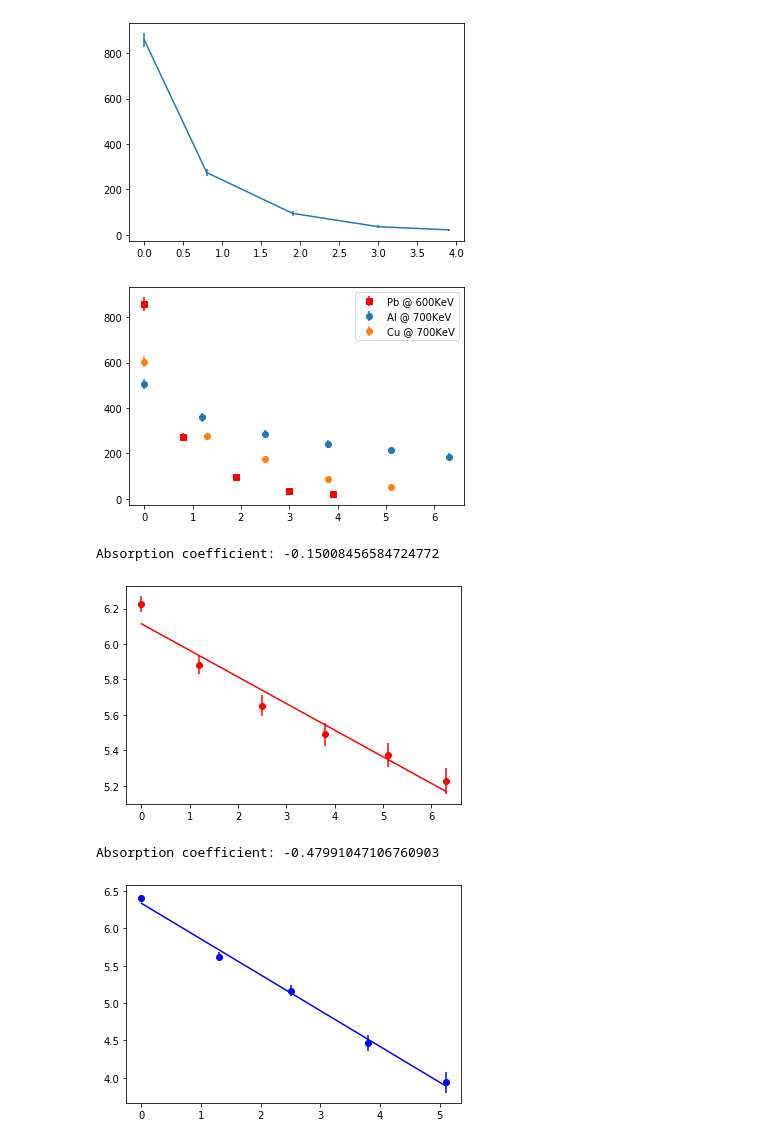
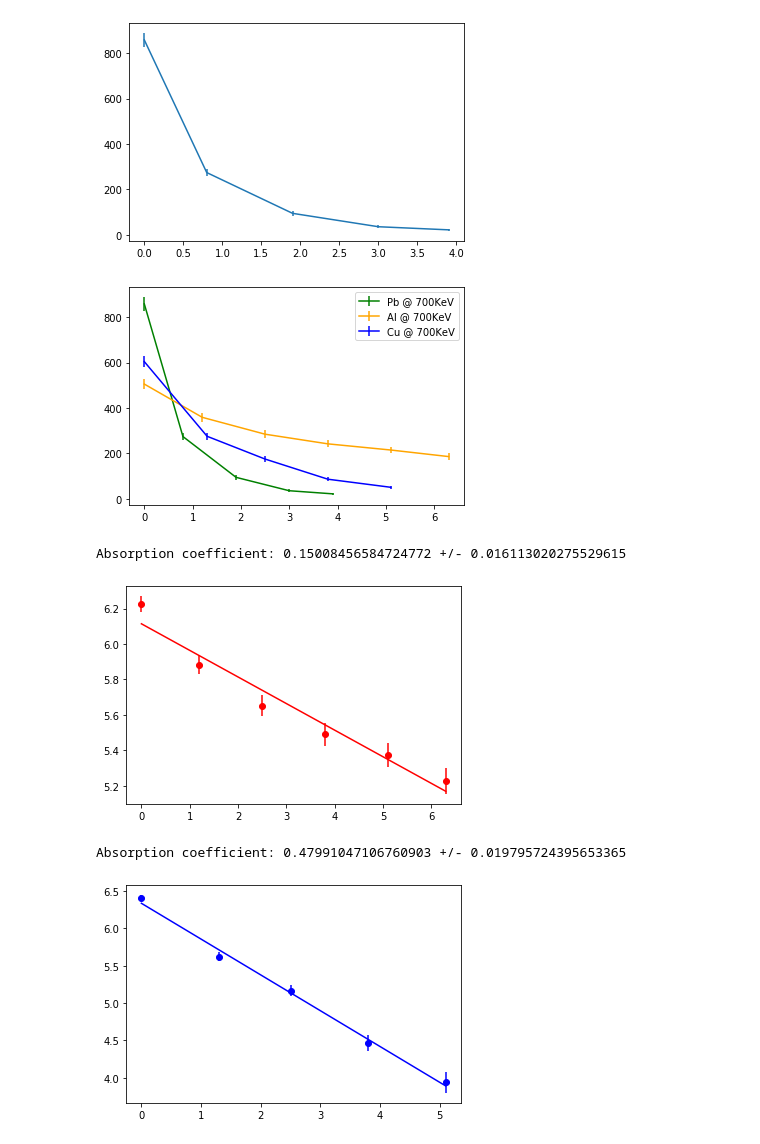
Before and after one commit to jdkochian/3310, a Jupyter notebook: res.ipynb, the cells around one changed output. Cells and saved outputs as stored; diff of their text form; code cells hidden in the pictures.

```diff
--- a/res.ipynb
+++ b/res.ipynb
@@ -168,27 +169,27 @@ plt.show()
 # %%
 Alx = [0, 1.2, 2.5, 3.8, 5.1, 6.3]
 Cux = [0, 1.3, 2.5, 3.8, 5.1]
 
 # Pb_prop_uncert = [i/j for (i, j) in zip(Pb_err, Pby)]
 
 
 
-plt.errorbar(Pbx, Pby, yerr = Pb_err, label = 'Pb @ 600KeV', fmt = "rs")
+plt.errorbar(Pbx, Pby, yerr = Pb_err,  label = 'Pb @ 700KeV', fmt = "g")
 # plt.errorbar(Pbx, list(map(lambda x: np.log(x), Pby)), yerr = Pb_prop_uncert, fmt = "ro")
-plt.errorbar(Alx, Aly, yerr = Al_err, label = 'Al @ 700KeV', fmt = "o")
-plt.errorbar(Cux, Cuy, yerr = Cu_err, label = 'Cu @ 700KeV', fmt = "o")
+plt.errorbar(Alx, Aly, yerr = Al_err, label = 'Al @ 700KeV', fmt = "orange")
+plt.errorbar(Cux, Cuy, yerr = Cu_err, label = 'Cu @ 700KeV', fmt = "b")
 plt.legend()
 plt.show()
 # %% [output]
-[figure, old version]
+[figure, new version]
 # %%
-Alµ = plot_exp_fit(Alx, Aly, Al_err, 'r')
+Alµ, Alb = plot_exp_fit(Alx, Aly, Al_err, 'r')
 # %% [output]
-Absorption coefficient: -0.15008456584724772
+Absorption coefficient: 0.15008456584724772 +/- 0.016113020275529615
 [figure]
 # %%
-Cuµ = plot_exp_fit(Cux, Cuy, Cu_err, 'b')
+Cuµ, Cub = plot_exp_fit(Cux, Cuy, Cu_err, 'b')
 # %% [output]
-Absorption coefficient: -0.47991047106760903
+Absorption coefficient: 0.47991047106760903 +/- 0.019795724395653365
 [figure]
 # %%
```
Also changed, not shown: parts of 6 cells of this notebook.
